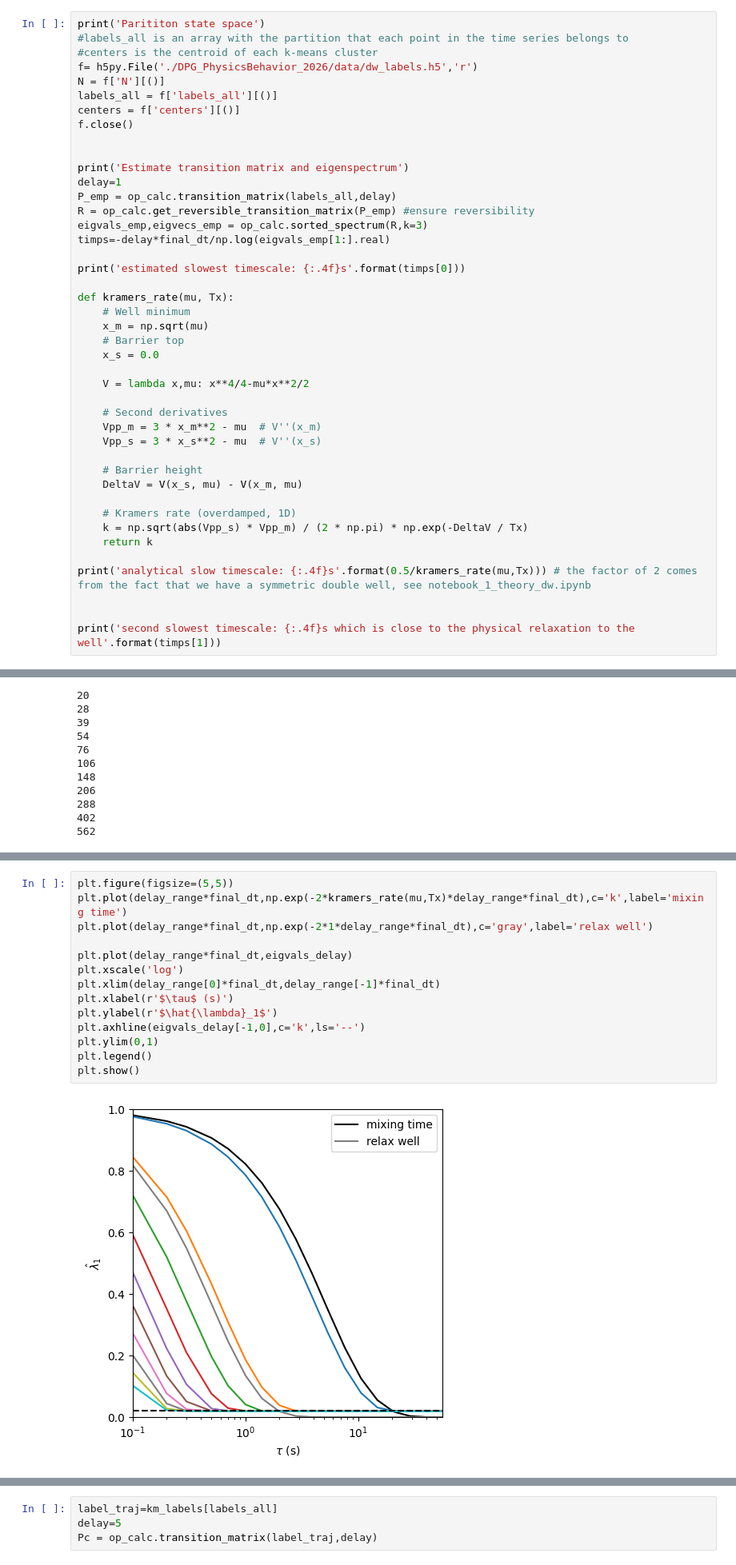
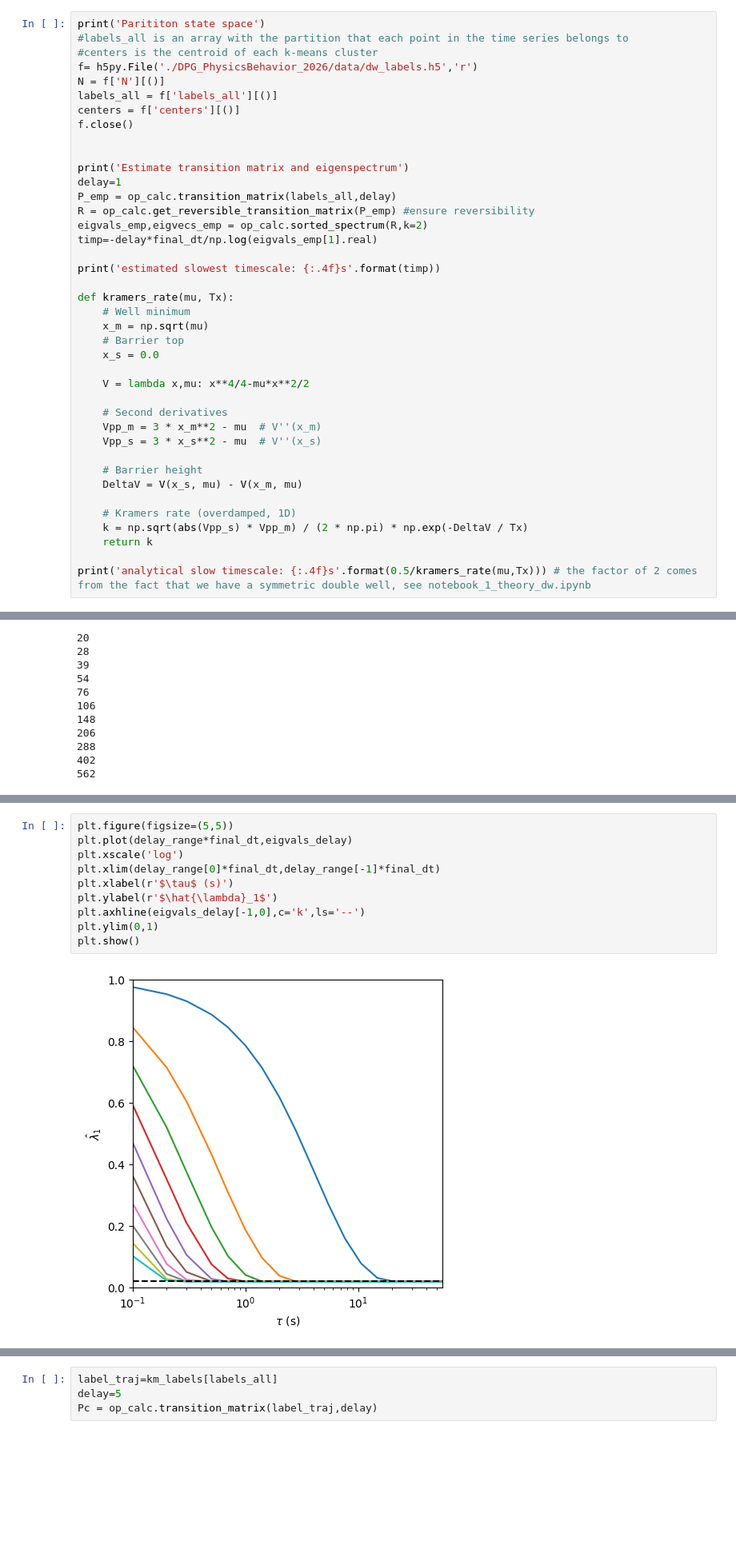
Before and after one commit to AntonioCCosta/DPG_PhysicsBehavior_2026, a Jupyter notebook: notebooks/notebook_2_toy_dw.ipynb, the cells around one changed output, grey strips where cells are left out. Shown at 80% size. Saved outputs shown, nothing was run; the diff lists cells and outputs as text; blank space fills up the shorter version.

```diff
--- a/notebooks/notebook_2_toy_dw.ipynb
+++ b/notebooks/notebook_2_toy_dw.ipynb
@@ -216,10 +204,10 @@ print('Estimate transition matrix and eigenspectrum')
 delay=1
 P_emp = op_calc.transition_matrix(labels_all,delay)
 R = op_calc.get_reversible_transition_matrix(P_emp) #ensure reversibility
-eigvals_emp,eigvecs_emp = op_calc.sorted_spectrum(R,k=3)
-timps=-delay*final_dt/np.log(eigvals_emp[1:].real)
+eigvals_emp,eigvecs_emp = op_calc.sorted_spectrum(R,k=2)
+timp=-delay*final_dt/np.log(eigvals_emp[1].real)
 
-print('estimated slowest timescale: {:.4f}s'.format(timps[0]))
+print('estimated slowest timescale: {:.4f}s'.format(timp))
 
 def kramers_rate(mu, Tx):
     # Well minimum
@@ -241,9 +229,6 @@ def kramers_rate(mu, Tx):
     return k
 
 print('analytical slow timescale: {:.4f}s'.format(0.5/kramers_rate(mu,Tx))) # the factor of 2 comes from the fact that we have a symmetric double well, see notebook_1_theory_dw.ipynb
-
-
-print('second slowest timescale: {:.4f}s which is close to the physical relaxation to the well'.format(timps[1]))
 # %% [output]
 Parititon state space
 Estimate transition matrix and eigenspectrum
@@ -392,20 +378,16 @@ Analysing these curves thus lays bare the multiscale strucuture of the dynamics,
 To illustrate the large time limit and the deviation from $\lambda_k(\tau→0)=0$, we can also plot the eigenvalues as a function of $\tau$. You can see that the inferred eigenvalues converge to a non-zero noise floor.
 # %%
 plt.figure(figsize=(5,5))
-plt.plot(delay_range*final_dt,np.exp(-2*kramers_rate(mu,Tx)*delay_range*final_dt),c='k',label='mixing time')
-plt.plot(delay_range*final_dt,np.exp(-2*1*delay_range*final_dt),c='gray',label='relax well')
-
 plt.plot(delay_range*final_dt,eigvals_delay)
 plt.xscale('log')
 plt.xlim(delay_range[0]*final_dt,delay_range[-1]*final_dt)
 plt.xlabel(r'$\tau$ (s)')
 plt.ylabel(r'$\hat{\lambda}_1$')
 plt.axhline(eigvals_delay[-1,0],c='k',ls='--')
 plt.ylim(0,1)
-plt.legend()
 plt.show()
 # %% [output]
-[figure, old version]
+[figure, new version]
 # %% [markdown]
 # Appendix 2 - Coarse-grained model
 
```
Also changed, not shown: parts of 9 cells of this notebook.
